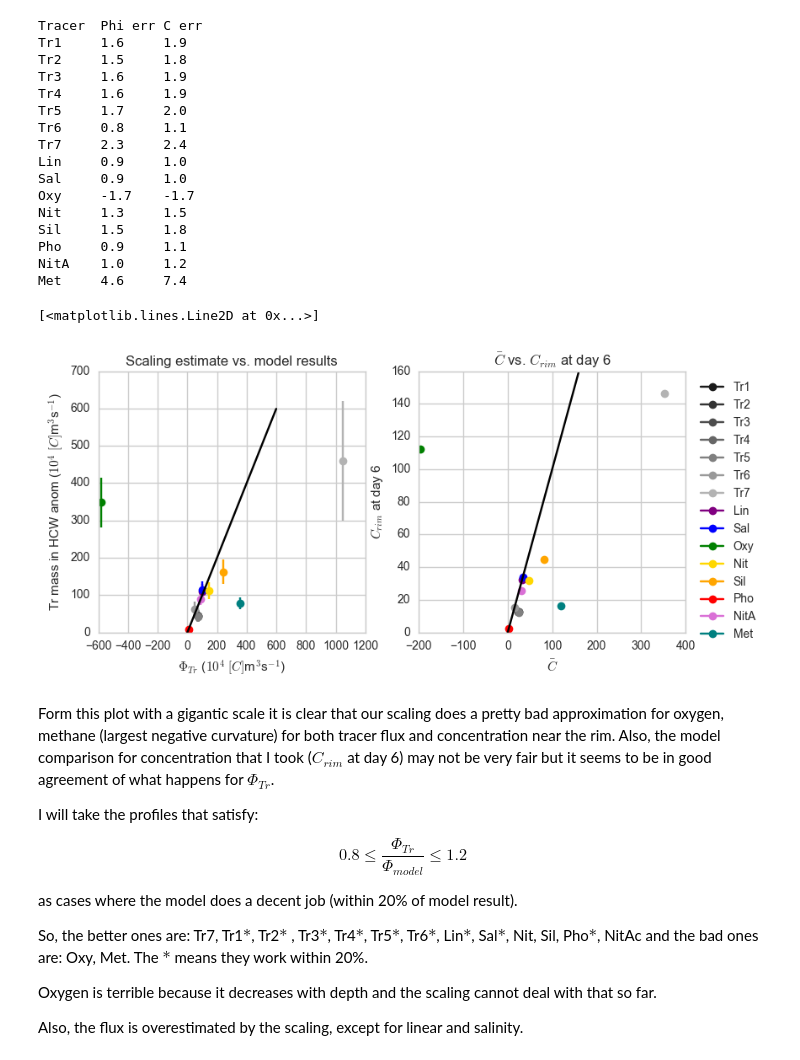
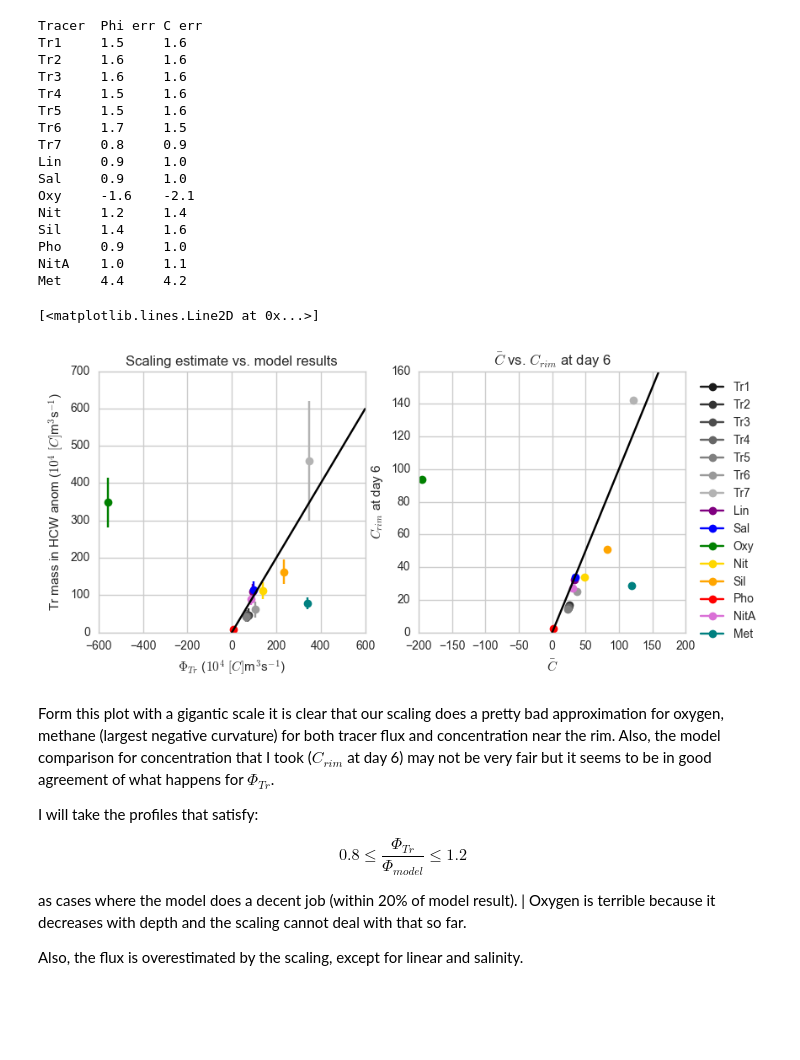
Before and after one commit to UBC-MOAD/outputanalysisnotebooks, a Jupyter notebook: NutrientProfiles/Parabolic/How_far_from_real_profiles.ipynb, the cells around one changed output. Drawn from its saved outputs; the diff is of its cells as text; code cells hidden in the pictures; blank space fills up the shorter version.

Commit message:
Calculating tracer flux exactly like I did for the papaper

```diff
--- a/NutrientProfiles/Parabolic/How_far_from_real_profiles.ipynb
+++ b/NutrientProfiles/Parabolic/How_far_from_real_profiles.ipynb
@@ -96,3 +98,6 @@ dfBARnoc = pd.read_csv(fileBARNoC)
 
 dfLWR = pd.read_csv(fileLWR)
 dfLWRnoc = pd.read_csv(fileLWRNoC)
+# %%
+import canyon_records_tracers
+records = canyon_records_tracers.main()
@@ -124,12 +226,14 @@ fig,[ax1,ax2] = plt.subplots(1,2,figsize=(9,4))
 
 print ("\t".join(['Tracer', 'Phi err', 'C err']))
 
-for TrMass, dTr0,Co,C, lab, col in zip(Mass_Para,dTr0_Para,Co_Para,Cd6_Para,labels_Para,colours_Para):
+rec = records[0]
+
+for TrMass, dTr0,Co,C, lab, col in zip(Mass_Para,Par_inidTrdz[:],Par_TrSB[:],Par_maxTr[:],labels_Para,colours_Para):
 
     mass_can_eff = dfLWR[TrMass]
     PhiTr = np.mean(np.array([(mass_can_eff[ii]-mass_can_eff[ii-1])/(time[ii]-time[ii-1]) for ii in range (8,15)]))
     PhiTr_std = np.std(np.array([(mass_can_eff[ii]-mass_can_eff[ii-1])/(time[ii]-time[ii-1]) for ii in range (8,15)]))
-    dTrdz = -dTr0*(6.27*(((Z+Zdif)/Hs))+0.98)
+    dTrdz = -dTr0*(6.3*(((Z+Zdif)/Hs))+1.0)
     Capprox=((0.04*(dTrdz*(Hh+132.0)/2.0))+1.0)*Co
     scale_PhiTr = HA2013*Capprox
     ax1.errorbar(scale_PhiTr/1E4, PhiTr/1E4, yerr=PhiTr_std/1E4, color=col, label=lab, marker='o')
@@ -140,53 +244,54 @@ for TrMass, dTr0,Co,C, lab, col in zip(Mass_Para,dTr0_Para,Co_Para,Cd6_Para,labe
     print ("%s" % (lab), "\t".join(['\t%1.1f\t%1.1f' % (err_phi, err_C)]))
 
 
-for TrMass, dTr0, Co,C, lab, col in zip(Mass_Bark,dTr0_Bark,Co_Bark,Cd6_Bark,labels_Bark,colours_Bark):
+
+for TrMass, dTr0, Co,C, lab, col in zip(Mass_Bark,Bar_inidTrdz,Bar_TrSB,Bar_maxTr,labels_Bark,colours_Bark):
 
     mass_can_eff = dfBAR[TrMass]
     PhiTr = np.mean(np.array([(mass_can_eff[ii]-mass_can_eff[ii-1])/(time[ii]-time[ii-1]) for ii in range (8,15)]))
     PhiTr_std = np.std(np.array([(mass_can_eff[ii]-mass_can_eff[ii-1])/(time[ii]-time[ii-1]) for ii in range (8,15)]))
 
-    dTrdz = -dTr0*(6.27*(((Z+Zdif)/Hs))+0.98)
+    dTrdz = -dTr0*(6.3*(((Z+Zdif)/Hs))+1.0)
     Capprox=((0.04*(dTrdz*(Hh+132.0)/2.0))+1.0)*Co
     scale_PhiTr = HA2013*Capprox
     ax1.errorbar(scale_PhiTr/1E4, PhiTr/1E4, yerr=PhiTr_std/1E4, color=col, label=lab, marker='o')
     err_phi = scale_PhiTr/PhiTr
     ax2.plot(Capprox, C, color=col, label=lab, marker='o')
     err_C = Capprox/C
     print ("%s" % (lab), "\t".join(['\t%1.1f\t%1.1f' % (err_phi, err_C)]))
 
 
 ax1.set_xlabel(r'$\Phi_{Tr}$ ($10^4$ $[C]$m$^{3}$s$^{-1}$)')
 ax1.set_ylabel('Tr mass in HCW anom ($10^4$ $[C]$m$^{3}$s$^{-1}$)')
 ax1.set_title('Scaling estimate vs. model results')
 #ax1.set_ylim(0,500)
 #ax1.set_xlim(0,500)
 ax1.plot(np.arange(0,600,1),np.arange(0,600,1),'-k')
 
 ax2.legend(bbox_to_anchor=(1.3,1),ncol=1, columnspacing=0.1)
 ax2.set_xlabel(r'$\bar{C}$')
 ax2.set_ylabel('$C_{rim}$ at day 6')
 ax2.set_title(r'$\bar{C}$ vs. $C_{rim}$ at day 6')
 ax2.plot(np.arange(0,160,1),np.arange(0,160,1),'-k')
 # %% [output]
 Tracer  Phi err C err
-Tr1     1.6     1.9
-Tr2     1.5     1.8
-Tr3     1.6     1.9
-Tr4     1.6     1.9
-Tr5     1.7     2.0
-Tr6     0.8     1.1
-Tr7     2.3     2.4
+Tr1     1.5     1.6
+Tr2     1.6     1.6
+Tr3     1.6     1.6
+Tr4     1.5     1.6
+Tr5     1.5     1.6
+Tr6     1.7     1.5
+Tr7     0.8     0.9
 Lin     0.9     1.0
 Sal     0.9     1.0
-Oxy     -1.7    -1.7
-Nit     1.3     1.5
-Sil     1.5     1.8
-Pho     0.9     1.1
-NitA    1.0     1.2
-Met     4.6     7.4
+Oxy     -1.6    -2.1
+Nit     1.2     1.4
+Sil     1.4     1.6
+Pho     0.9     1.0
+NitA    1.0     1.1
+Met     4.4     4.2
 [<matplotlib.lines.Line2D at 0x...>]
-[figure, old version]
+[figure, new version]
 # %% [markdown]
 Form this plot with a gigantic scale it is clear that our scaling does a pretty bad approximation for oxygen, methane (largest negative curvature) for both tracer flux and concentration near the rim. Also, the model comparison for concentration that I took ($C_{rim}$ at day 6) may not be very fair but it seems to be in good agreement of what happens for $\Phi_{Tr}$.
 
@@ -195,9 +300,7 @@ I will take the profiles that satisfy:
 $$0.8 \le \frac{\Phi_{Tr}}{\Phi_{model}}\le 1.2$$
 
 as cases where the model does a decent job (within 20\% of model result).
-
-So, the better ones are: Tr7, Tr1$*$, Tr2$*$ , Tr3$*$, Tr4$*$, Tr5$*$, Tr6$*$, Lin$*$, Sal$*$, Nit, Sil, Pho$*$, NitAc and the bad ones are: Oxy, Met. The $*$ means they work within 20%.
-
+|
 Oxygen is terrible because it decreases with depth and the scaling cannot deal with that so far.
 
 Also, the flux is overestimated by the scaling, except for linear and salinity.
```
Also changed, not shown: parts of 6 cells of this notebook, 3 other files.
